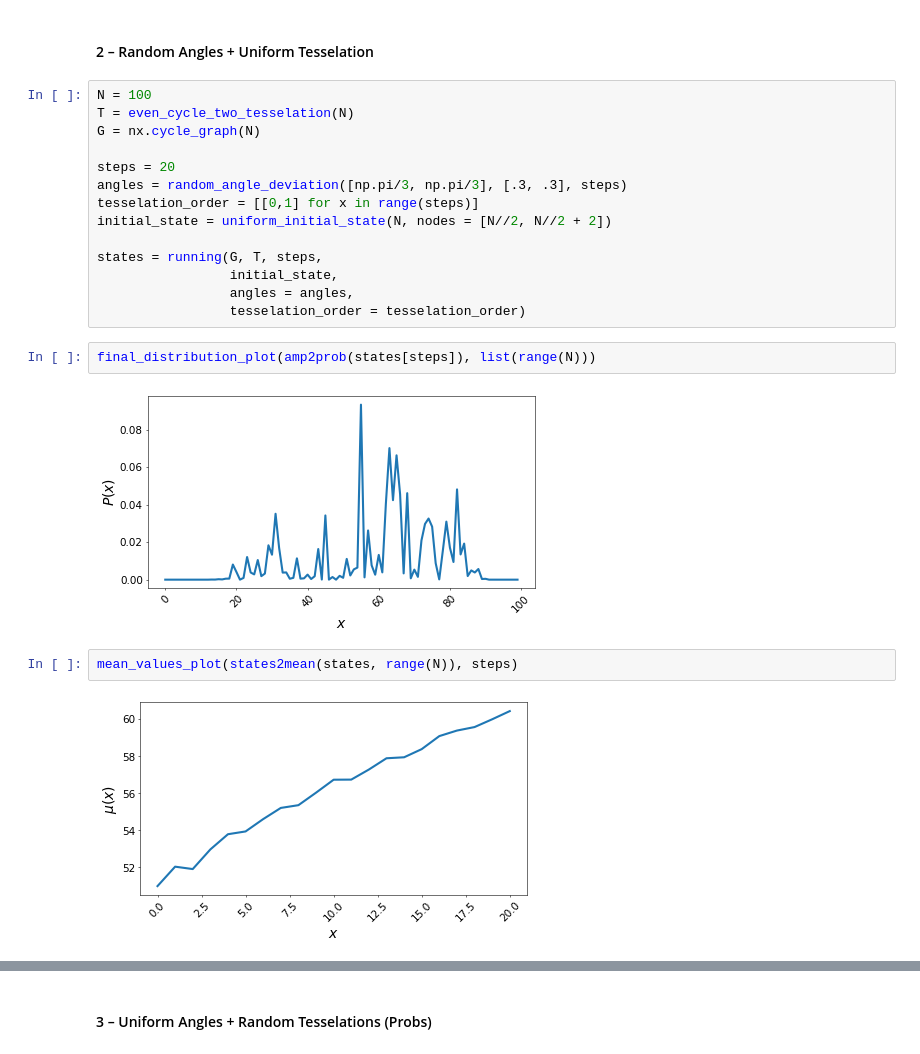
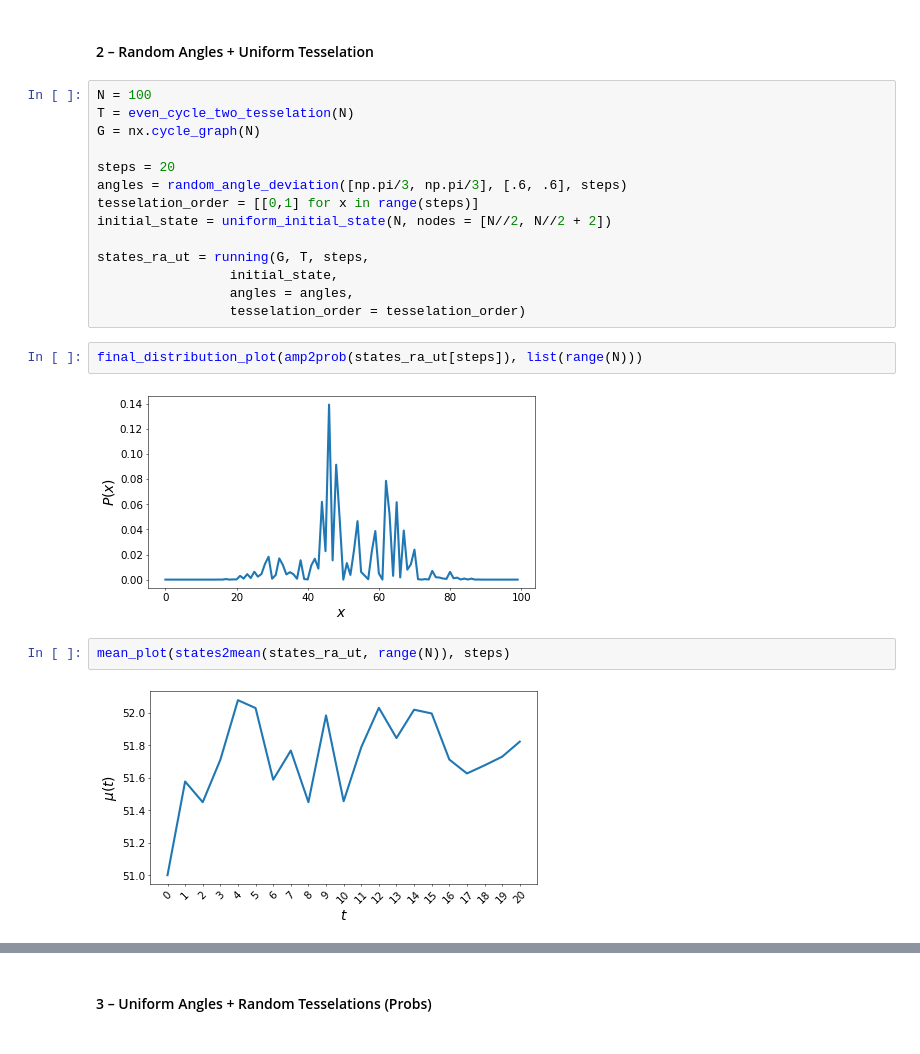
Before and after one commit to JaimePSantos/sqw, a Jupyter notebook: main_tests.ipynb, the cells around one changed output, grey strips where cells are left out. Cells and saved outputs as stored; diff of their text form.

```diff
--- a/main_tests.ipynb
+++ b/main_tests.ipynb
@@ -41,19 +53,19 @@ T = even_cycle_two_tesselation(N)
 G = nx.cycle_graph(N)
 
 steps = 20
-angles = random_angle_deviation([np.pi/3, np.pi/3], [.3, .3], steps)
+angles = random_angle_deviation([np.pi/3, np.pi/3], [.6, .6], steps)
 tesselation_order = [[0,1] for x in range(steps)]
 initial_state = uniform_initial_state(N, nodes = [N//2, N//2 + 2])
 
-states = running(G, T, steps,
+states_ra_ut = running(G, T, steps,
                  initial_state,
                  angles = angles,
                  tesselation_order = tesselation_order)
 # %%
-final_distribution_plot(amp2prob(states[steps]), list(range(N)))
+final_distribution_plot(amp2prob(states_ra_ut[steps]), list(range(N)))
 # %% [output]
-[figure, old version]
+[figure, new version]
 # %%
-mean_values_plot(states2mean(states, range(N)), steps)
+mean_plot(states2mean(states_ra_ut, range(N)), steps)
 # %% [output]
-[figure, old version]
+[figure, new version]
```
Also changed, not shown: parts of 30 cells of this notebook, 2 other files.
